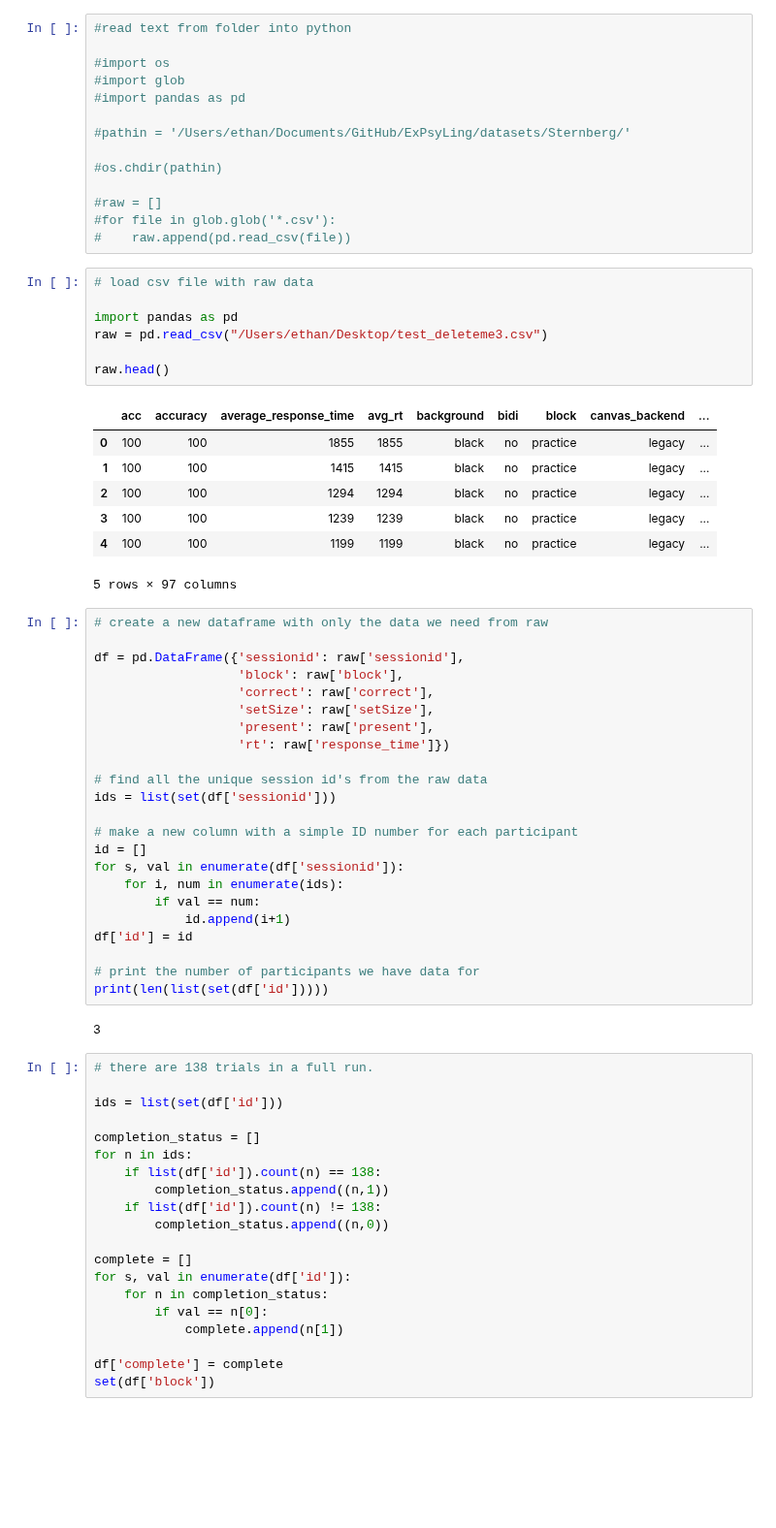
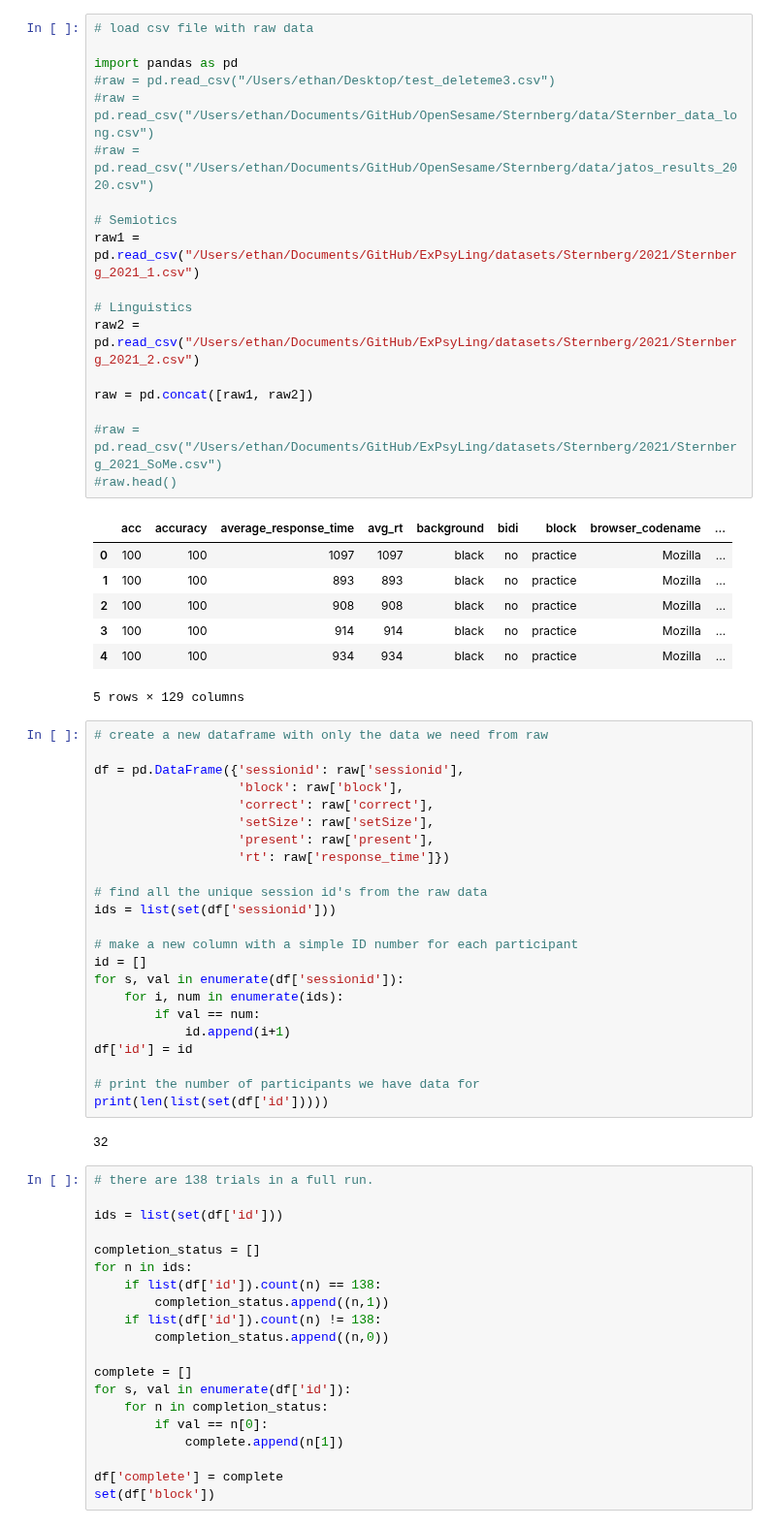
Before and after one commit to ethanweed/ExPsyLing, a Jupyter notebook: datasets/Sternberg/scripts/Sternberg_datawrangling.ipynb, the cells around one changed output. Shown at 97% size. Drawn from its saved outputs; the diff is of its cells as text; blank space fills up the shorter version.

```diff
--- a/datasets/Sternberg/scripts/Sternberg_datawrangling.ipynb
+++ b/datasets/Sternberg/scripts/Sternberg_datawrangling.ipynb
@@ -1,32 +1,29 @@
-# %%
-#read text from folder into python
-
-#import os
-#import glob
-#import pandas as pd
-
-#pathin = '/Users/ethan/Documents/GitHub/ExPsyLing/datasets/Sternberg/'
-
-#os.chdir(pathin)
-
-#raw = []
-#for file in glob.glob('*.csv'):
-#    raw.append(pd.read_csv(file))
-# %%
-# load csv file with raw data
-
-import pandas as pd
-raw = pd.read_csv("/Users/ethan/Desktop/test_deleteme3.csv")
-
-raw.head()
-# %% [output]
-|  | acc | accuracy | average_response_time | avg_rt | background | bidi | block | canvas_backend | ... |
-| 0 | 100 | 100 | 1855 | 1855 | black | no | practice | legacy | ... |
-| 1 | 100 | 100 | 1415 | 1415 | black | no | practice | legacy | ... |
-| 2 | 100 | 100 | 1294 | 1294 | black | no | practice | legacy | ... |
-| 3 | 100 | 100 | 1239 | 1239 | black | no | practice | legacy | ... |
-| 4 | 100 | 100 | 1199 | 1199 | black | no | practice | legacy | ... |
-5 rows × 97 columns
+# %%
+# load csv file with raw data
+
+import pandas as pd
+#raw = pd.read_csv("/Users/ethan/Desktop/test_deleteme3.csv")
+#raw = pd.read_csv("/Users/ethan/Documents/GitHub/OpenSesame/Sternberg/data/Sternber_data_long.csv")
+#raw = pd.read_csv("/Users/ethan/Documents/GitHub/OpenSesame/Sternberg/data/jatos_results_2020.csv")
+
+# Semiotics
+raw1 = pd.read_csv("/Users/ethan/Documents/GitHub/ExPsyLing/datasets/Sternberg/2021/Sternberg_2021_1.csv")
+
+# Linguistics
+raw2 = pd.read_csv("/Users/ethan/Documents/GitHub/ExPsyLing/datasets/Sternberg/2021/Sternberg_2021_2.csv")
+
+raw = pd.concat([raw1, raw2])
+
+#raw = pd.read_csv("/Users/ethan/Documents/GitHub/ExPsyLing/datasets/Sternberg/2021/Sternberg_2021_SoMe.csv")
+#raw.head()
+# %% [output]
+|  | acc | accuracy | average_response_time | avg_rt | background | bidi | block | browser_codename | ... |
+| 0 | 100 | 100 | 1097 | 1097 | black | no | practice | Mozilla | ... |
+| 1 | 100 | 100 | 893 | 893 | black | no | practice | Mozilla | ... |
+| 2 | 100 | 100 | 908 | 908 | black | no | practice | Mozilla | ... |
+| 3 | 100 | 100 | 914 | 914 | black | no | practice | Mozilla | ... |
+| 4 | 100 | 100 | 934 | 934 | black | no | practice | Mozilla | ... |
+5 rows × 129 columns
 # %%
 # create a new dataframe with only the data we need from raw
 
@@ -51,7 +48,7 @@ df['id'] = id
 # print the number of participants we have data for
 print(len(list(set(df['id']))))
 # %% [output]
-3
+32
 # %%
 # there are 138 trials in a full run.
 
```
Also changed, not shown: parts of 13 cells of this notebook, 5 other files.
